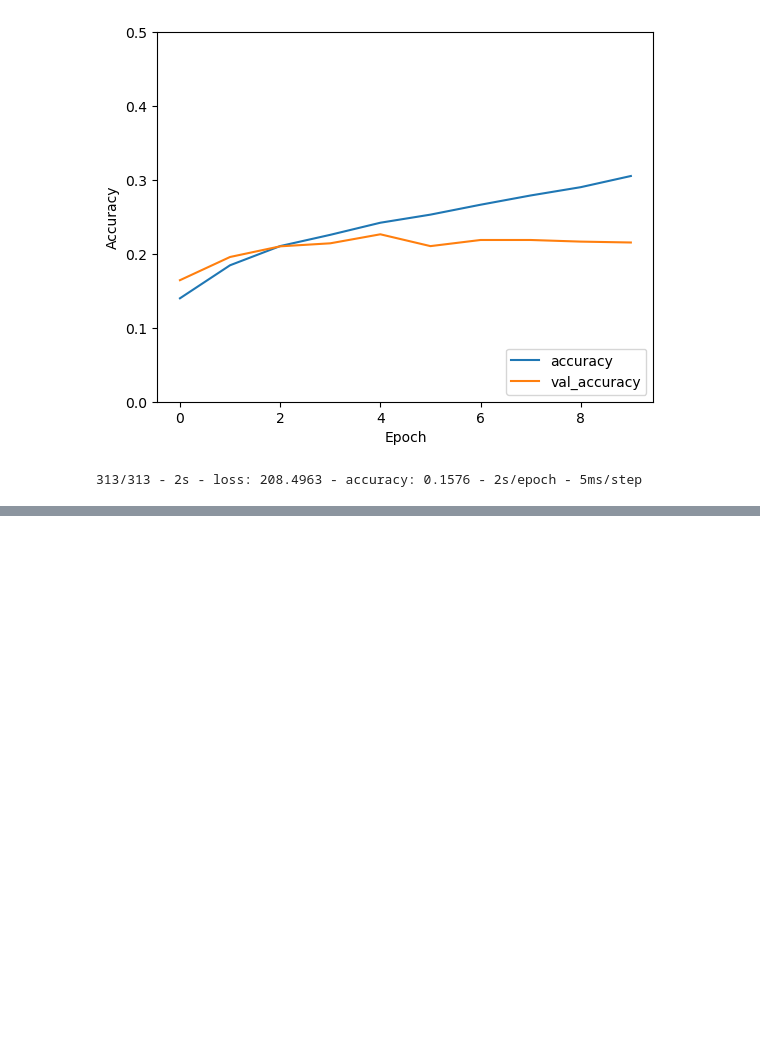
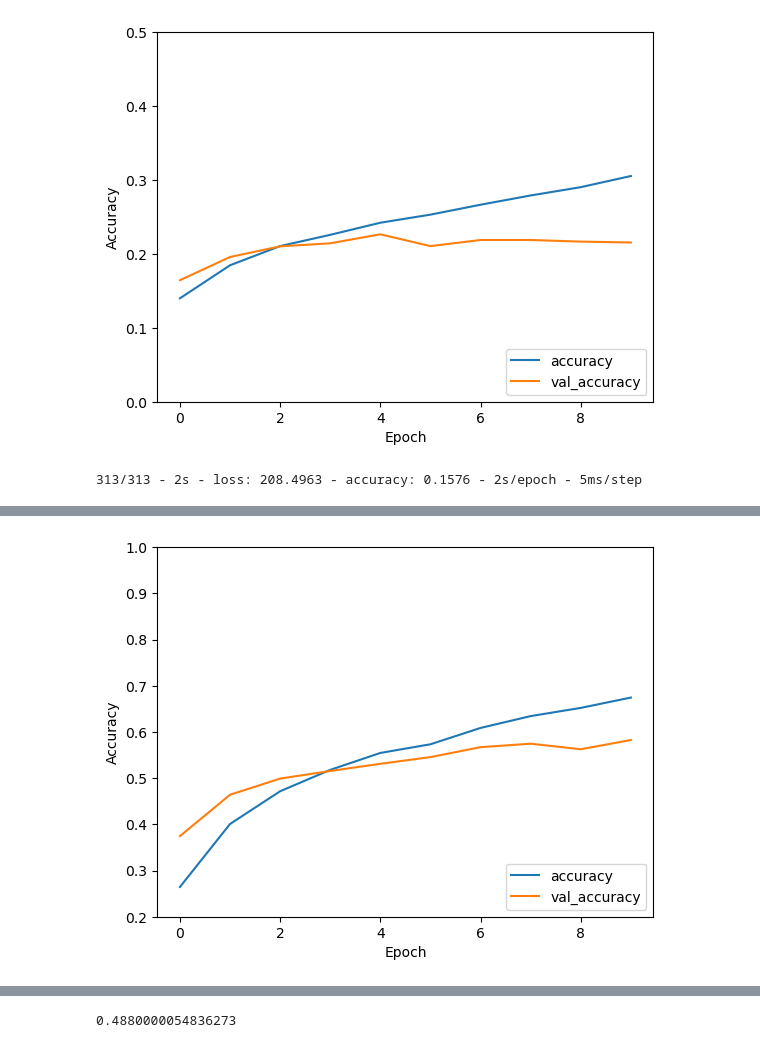
Before and after one commit to yizhouu/Fall-2022-Project-3-Group-10, a Jupyter notebook: doc/main.ipynb, the cells around one changed output, grey strips where cells are left out. Drawn from its saved outputs; the diff is of its cells as text; code cells hidden in the pictures; blank space fills up the shorter version.

```diff
--- a/doc/main.ipynb
+++ b/doc/main.ipynb
@@ -171,0 +183,26 @@ test_loss, test_acc = model.evaluate(imgs_test,  noisy_labels_test, verbose=2)
+# %%
+imgs_train_2, imgs_test_2, clean_labels_train, clean_labels_test  = train_test_split(imgs[0:10000], clean_labels, test_size=0.2, random_state=1)
+# %%
+# Normalize pixel values to be between 0 and 1
+images_train_2 = np.array(imgs_train_2) / 255
+images_test_2 = np.array(imgs_test_2) / 255
+# %%
+model = Sequential()
+
+#add model layers
+model.add(layers.Conv2D(32, (3, 3), activation='relu', input_shape=(32, 32, 3)))
+model.add(layers.MaxPooling2D((2, 2)))
+model.add(layers.Conv2D(64, (3, 3), activation='relu'))
+model.add(layers.MaxPooling2D((2, 2)))
+model.add(layers.Conv2D(64, (3, 3), activation='relu'))
+model.add(Flatten())
+model.add(Dense(64, activation="relu"))
+model.add(Dense(10)) # 10 categories
+
+# compile the model
+model.compile(optimizer='adam', loss=keras.losses.SparseCategoricalCrossentropy(from_logits=True), metrics=['accuracy'])
+
+# train the model
+history = model.fit(images_train_2, clean_labels_train, epochs=10, validation_data=(images_test_2, clean_labels_test))
+
+history
@@ -171,0 +231,12 @@ test_loss, test_acc = model.evaluate(imgs_test,  noisy_labels_test, verbose=2)
+# %%
+plt.plot(history.history['accuracy'], label='accuracy')
+plt.plot(history.history['val_accuracy'], label = 'val_accuracy')
+plt.xlabel('Epoch')
+plt.ylabel('Accuracy')
+plt.ylim([0.2, 1])
+plt.legend(loc='lower right')
+plt.show()
+
+test_loss, test_acc = model.evaluate(imgs_test_2,  clean_labels_test, verbose=2)
+# %% [output]
+[figure, added]
@@ -171,0 +244,4 @@ test_loss, test_acc = model.evaluate(imgs_test,  noisy_labels_test, verbose=2)
+# %%
+print(test_acc)
+# %% [output]
+0.4880000054836273
```
Also changed, not shown: parts of 10 cells of this notebook.
